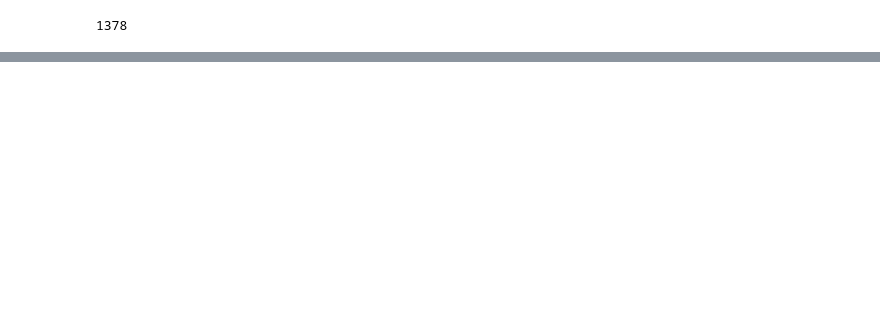
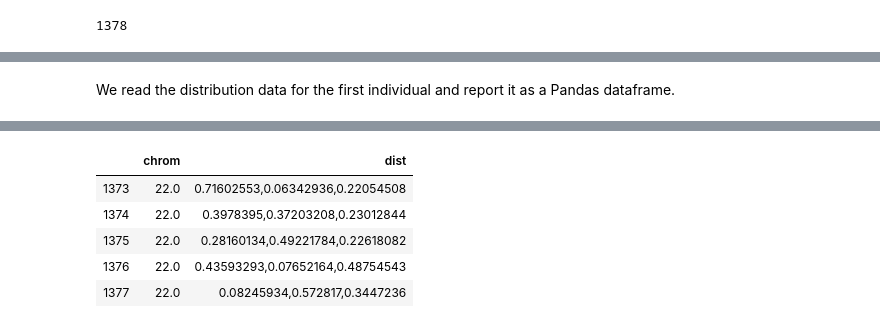
Before and after one commit to mennowitteveen/PySnpTools, a Jupyter notebook: doc/ipynb/Dist.ipynb, the cells around one changed output, grey strips where cells are left out. Drawn from its saved outputs; the diff is of its cells as text; code cells hidden in the pictures; blank space fills up the shorter version.

```diff
--- a/doc/ipynb/Dist.ipynb
+++ b/doc/ipynb/Dist.ipynb
@@ -604,9 +600,9 @@ Wall time: 1min 50s
 # %%
-from pysnptools.distreader import _DistMergeSIDs
+from pysnptools.distreader import _DistMergeSIDs #Experimental - may change in future
 from pysnptools.distreader import Bgen
 
 reader_list = [Bgen('chrom{0}.bgen'.format(chrom),sid_function='id') for chrom in range(17,23)]
-mergereader = _DistMergeSIDs(reader_list) #!!!cmk ,cache_file='mergecache.npz'
+mergereader = _DistMergeSIDs(reader_list,cache_file='mergecache.npz')
 mergereader.col_count
 # %% [output]
 1378
@@ -619,0 +609,11 @@ AttributeError: '_DistMergeSIDs' object has no attribute '_val_shape'
+# %% [markdown]
+We read the distribution data for the first individual and report it as a Pandas dataframe.
+# %%
+%%time
+import pandas as pd
+
+firstiid = mergereader[0,:].read(dtype='float32') #Read the data for the first individual across all SNPs
+dist_as_string = [','.join(row) for row in firstiid.val[0,:].astype('str')]
+df = pd.DataFrame({'chrom':firstiid.pos[:,0],'dist':dist_as_string})
+df[-5:] #Show the last 5 rows
+# %% [output]
@@ -619,0 +622,6 @@ AttributeError: '_DistMergeSIDs' object has no attribute '_val_shape'
+|  | chrom | dist |
+| 1373 | 22.0 | 0.71602553,0.06342936,0.22054508 |
+| 1374 | 22.0 | 0.3978395,0.37203208,0.23012844 |
+| 1375 | 22.0 | 0.28160134,0.49221784,0.22618082 |
+| 1376 | 22.0 | 0.43593293,0.07652164,0.48754543 |
+| 1377 | 22.0 | 0.08245934,0.572817,0.3447236 |
```
Also changed, not shown: parts of 15 cells of this notebook, 3 other files.
